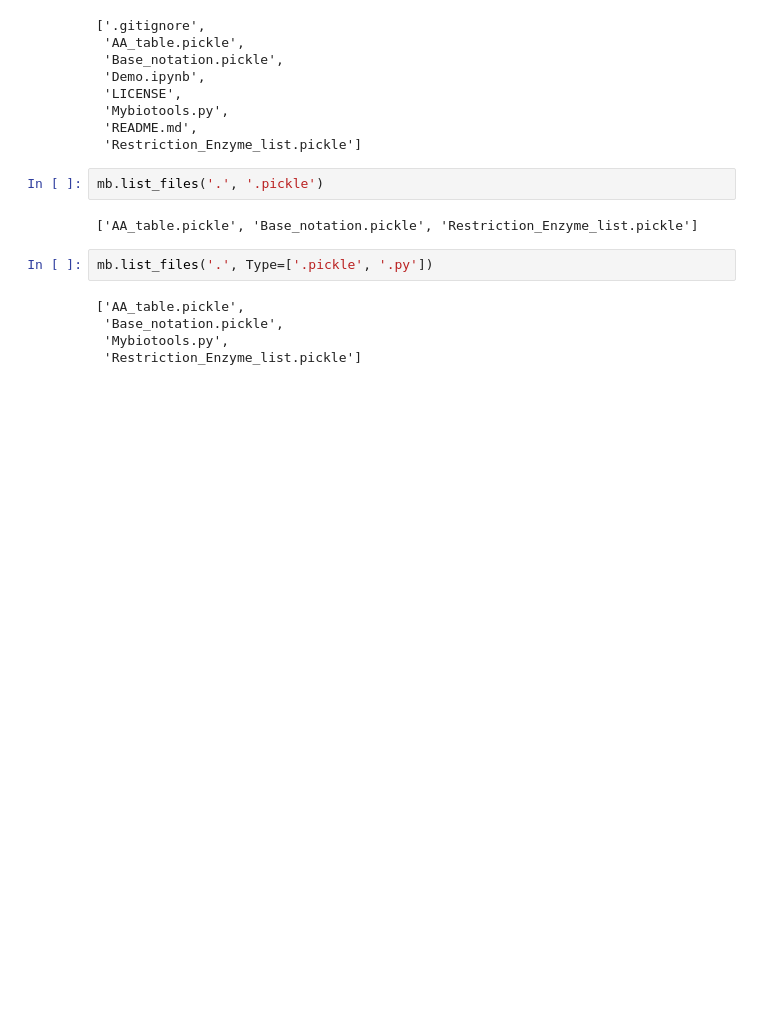
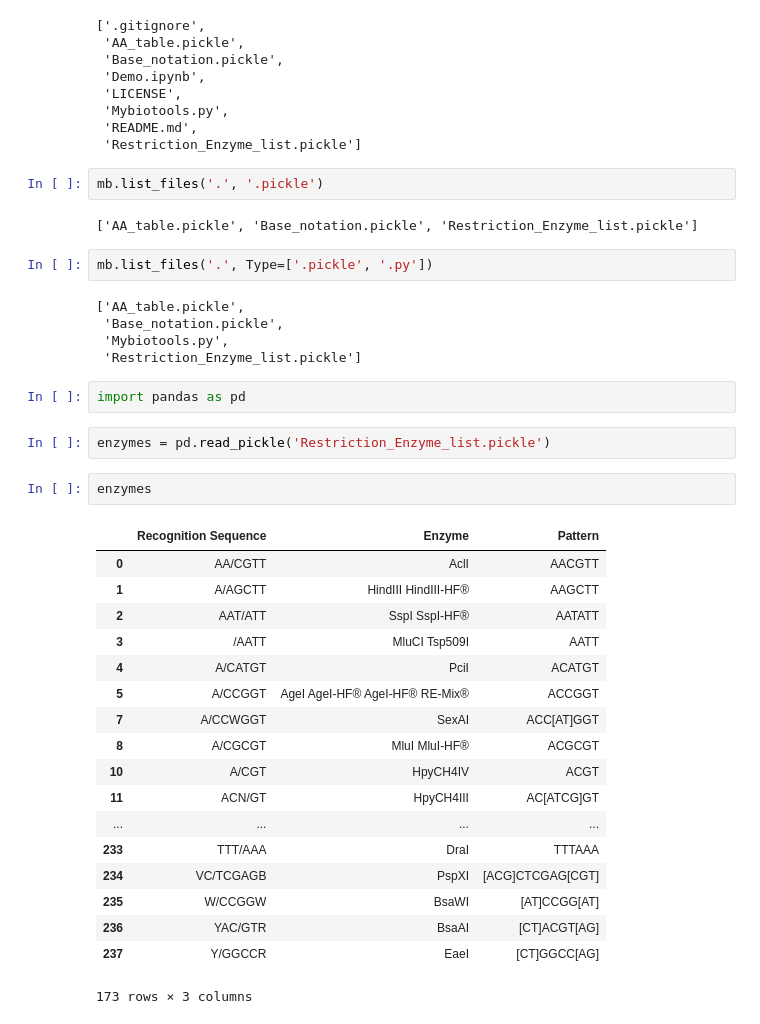
Before and after one commit to mingzhangyang/Mybiotools, a Jupyter notebook: Demo.ipynb, the cells around one changed output. Cells and saved outputs as stored; diff of their text form; blank space fills up the shorter version.

```diff
--- a/Demo.ipynb
+++ b/Demo.ipynb
@@ -170,3 +170,28 @@ mb.list_files('.', Type=['.pickle', '.py'])
  'Base_notation.pickle',
  'Mybiotools.py',
  'Restriction_Enzyme_list.pickle']
+# %%
+import pandas as pd
+# %%
+enzymes = pd.read_pickle('Restriction_Enzyme_list.pickle')
+# %%
+enzymes
+# %% [output]
+|  | Recognition Sequence | Enzyme | Pattern |
+| 0 | AA/CGTT | AclI | AACGTT |
+| 1 | A/AGCTT | HindIII HindIII-HF® | AAGCTT |
+| 2 | AAT/ATT | SspI SspI-HF® | AATATT |
+| 3 | /AATT | MluCI Tsp509I | AATT |
+| 4 | A/CATGT | PciI | ACATGT |
+| 5 | A/CCGGT | AgeI AgeI-HF® AgeI-HF® RE-Mix® | ACCGGT |
+| 7 | A/CCWGGT | SexAI | ACC[AT]GGT |
+| 8 | A/CGCGT | MluI MluI-HF® | ACGCGT |
+| 10 | A/CGT | HpyCH4IV | ACGT |
+| 11 | ACN/GT | HpyCH4III | AC[ATCG]GT |
+| ... | ... | ... | ... |
+| 233 | TTT/AAA | DraI | TTTAAA |
+| 234 | VC/TCGAGB | PspXI | [ACG]CTCGAG[CGT] |
+| 235 | W/CCGGW | BsaWI | [AT]CCGG[AT] |
+| 236 | YAC/GTR | BsaAI | [CT]ACGT[AG] |
+| 237 | Y/GGCCR | EaeI | [CT]GGCC[AG] |
+173 rows × 3 columns
```
Also changed, not shown: parts of 5 cells of this notebook.
